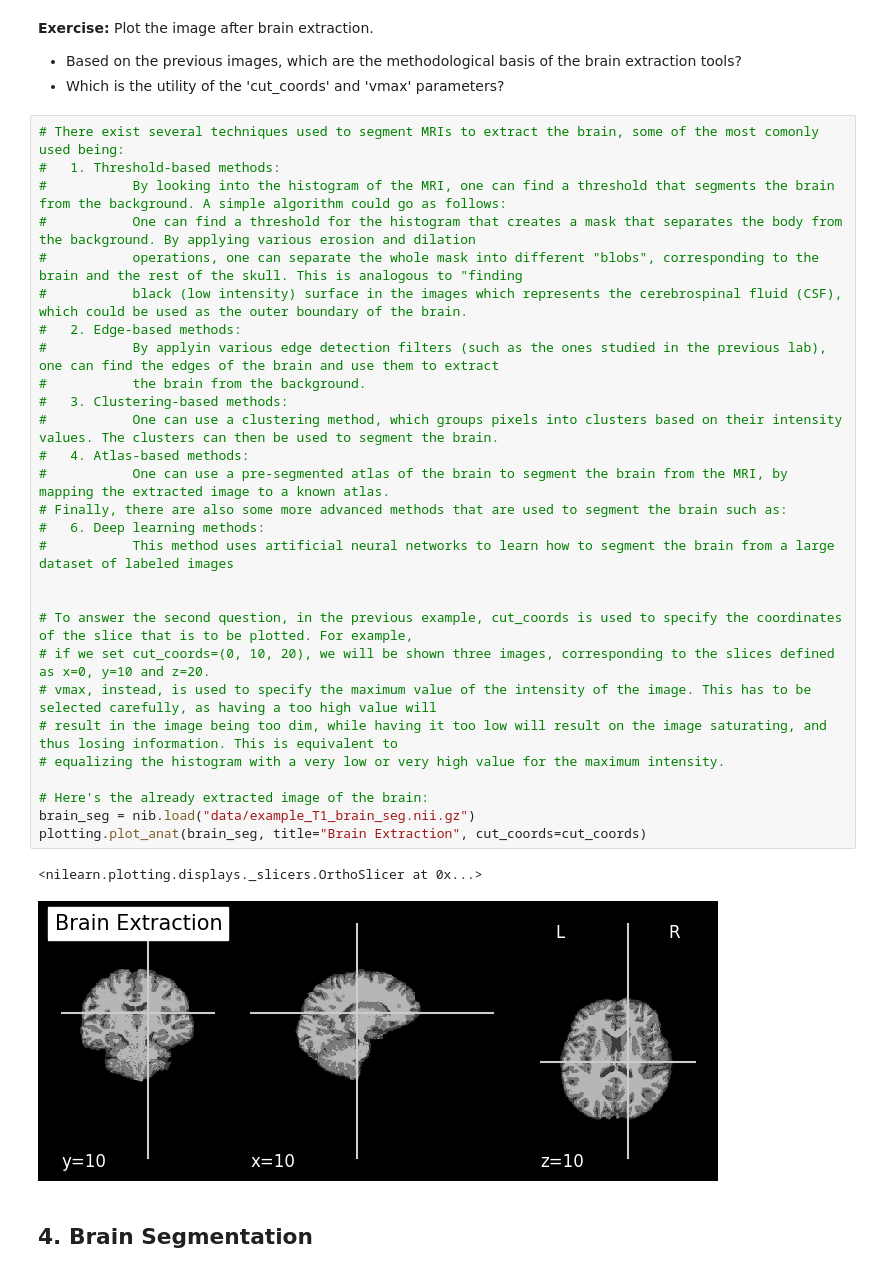
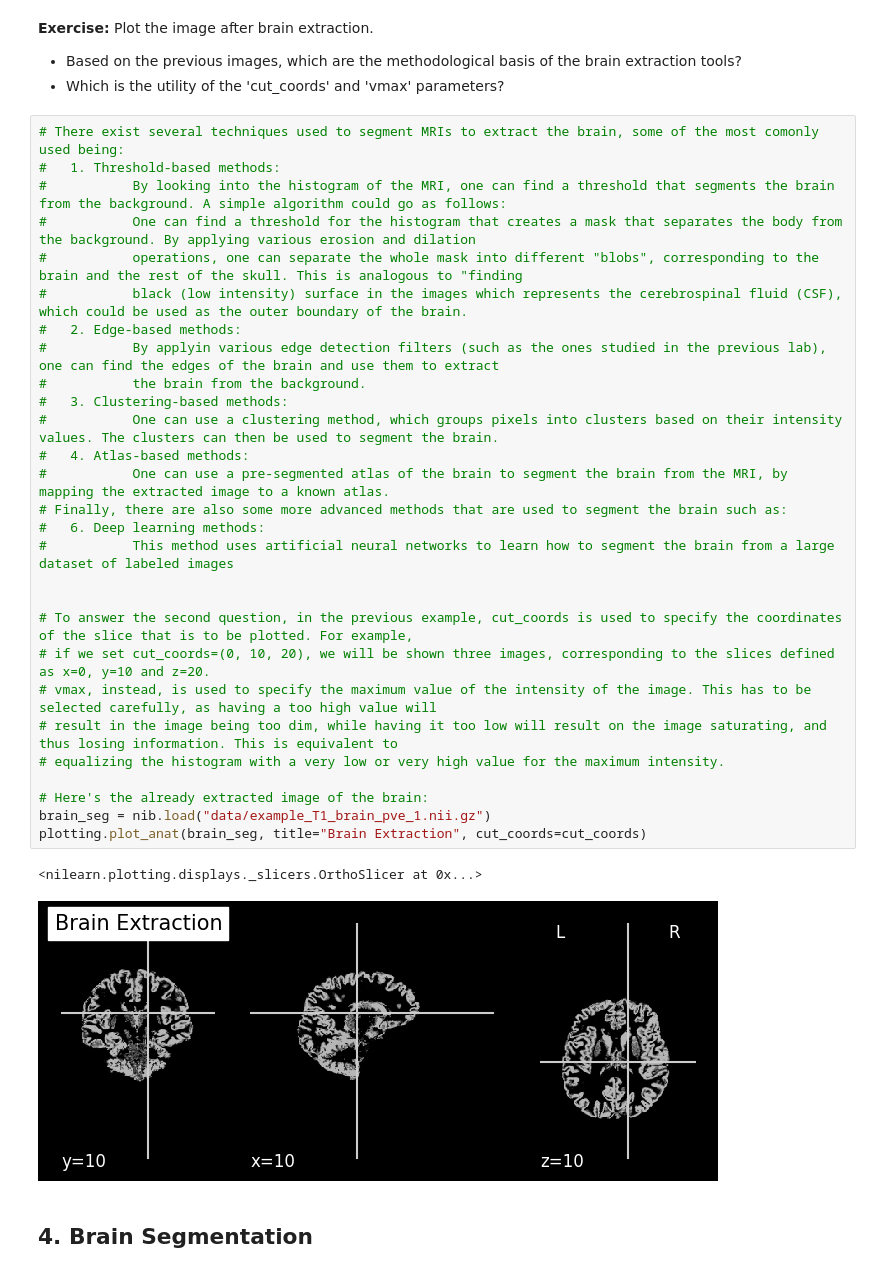
Before and after one commit to AimbotParce/Medical-Imaging, a Jupyter notebook: Lab 2/lab_2.ipynb, the cells around one changed output. Saved outputs shown, nothing was run; the diff lists cells and outputs as text.

```diff
--- a/Lab 2/lab_2.ipynb
+++ b/Lab 2/lab_2.ipynb
@@ -174,34 +174,34 @@ plotting.plot_anat(T1_img, title="T1_img", cut_coords=cut_coords, vmax=255)
 # %%
 # There exist several techniques used to segment MRIs to extract the brain, some of the most comonly used being:
 #   1. Threshold-based methods:
 #           By looking into the histogram of the MRI, one can find a threshold that segments the brain from the background. A simple algorithm could go as follows:
 #           One can find a threshold for the histogram that creates a mask that separates the body from the background. By applying various erosion and dilation
 #           operations, one can separate the whole mask into different "blobs", corresponding to the brain and the rest of the skull. This is analogous to "finding
 #           black (low intensity) surface in the images which represents the cerebrospinal fluid (CSF), which could be used as the outer boundary of the brain.
 #   2. Edge-based methods:
 #           By applyin various edge detection filters (such as the ones studied in the previous lab), one can find the edges of the brain and use them to extract
 #           the brain from the background.
 #   3. Clustering-based methods:
 #           One can use a clustering method, which groups pixels into clusters based on their intensity values. The clusters can then be used to segment the brain.
 #   4. Atlas-based methods:
 #           One can use a pre-segmented atlas of the brain to segment the brain from the MRI, by mapping the extracted image to a known atlas.
 # Finally, there are also some more advanced methods that are used to segment the brain such as:
 #   6. Deep learning methods:
 #           This method uses artificial neural networks to learn how to segment the brain from a large dataset of labeled images
 
 
 # To answer the second question, in the previous example, cut_coords is used to specify the coordinates of the slice that is to be plotted. For example,
 # if we set cut_coords=(0, 10, 20), we will be shown three images, corresponding to the slices defined as x=0, y=10 and z=20.
 # vmax, instead, is used to specify the maximum value of the intensity of the image. This has to be selected carefully, as having a too high value will
 # result in the image being too dim, while having it too low will result on the image saturating, and thus losing information. This is equivalent to
 # equalizing the histogram with a very low or very high value for the maximum intensity.
 
 # Here's the already extracted image of the brain:
-brain_seg = nib.load("data/example_T1_brain_seg.nii.gz")
+brain_seg = nib.load("data/example_T1_brain_pve_1.nii.gz")
 plotting.plot_anat(brain_seg, title="Brain Extraction", cut_coords=cut_coords)
 # %% [output]
 <nilearn.plotting.displays._slicers.OrthoSlicer at 0x...>
-[figure, old version]
+[figure, new version]
 # %% [markdown]
 ## 4. Brain Segmentation
 # %% [markdown]
```
Also changed, not shown: parts of 14 cells of this notebook.
